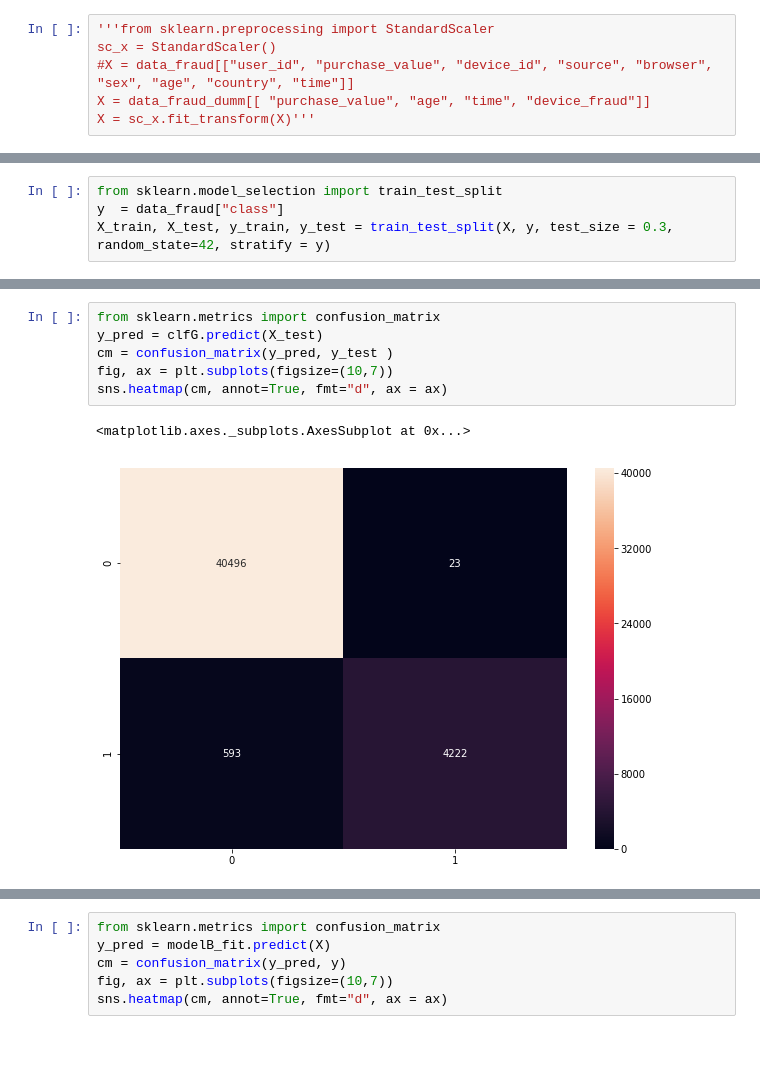
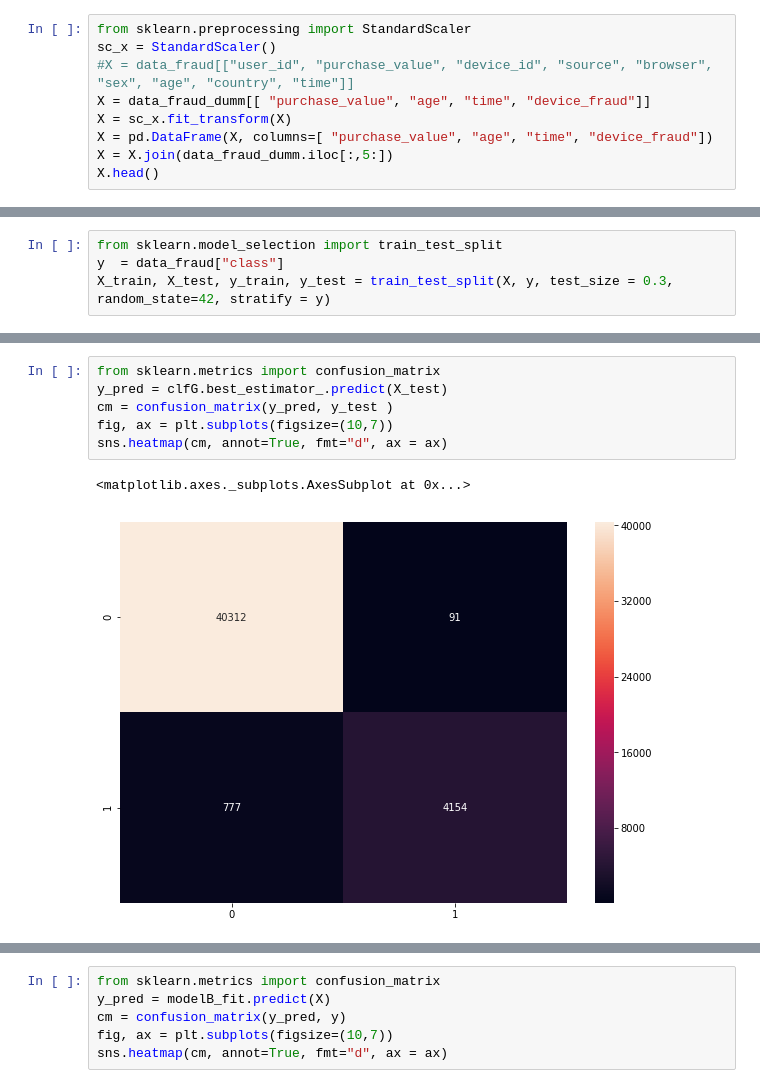
Before and after one commit to tbazzi/Data-Science---Fullstack-Bootcamp, a Jupyter notebook: S4_Projet_FraudulentActivity_V2.ipynb, the cells around one changed output, grey strips where cells are left out. Cells and saved outputs as stored; diff of their text form; blank space fills up the shorter version.

```diff
--- a/S4_Projet_FraudulentActivity_V2.ipynb
+++ b/S4_Projet_FraudulentActivity_V2.ipynb
@@ -202,6 +204,9 @@ data_fraud_dumm.head()
 # %%
-'''from sklearn.preprocessing import StandardScaler
+from sklearn.preprocessing import StandardScaler
 sc_x = StandardScaler()
 #X = data_fraud[["user_id", "purchase_value", "device_id", "source", "browser", "sex", "age", "country", "time"]]
 X = data_fraud_dumm[[ "purchase_value", "age", "time", "device_fraud"]]
-X = sc_x.fit_transform(X)'''
+X = sc_x.fit_transform(X)
+X = pd.DataFrame(X, columns=[ "purchase_value", "age", "time", "device_fraud"])
+X = X.join(data_fraud_dumm.iloc[:,5:])
+X.head()
@@ -237,10 +252,10 @@ print(clfG.best_params_)
 # %%
 from sklearn.metrics import confusion_matrix
-y_pred = clfG.predict(X_test)
+y_pred = clfG.best_estimator_.predict(X_test)
 cm = confusion_matrix(y_pred, y_test )
 fig, ax = plt.subplots(figsize=(10,7))
 sns.heatmap(cm, annot=True, fmt="d", ax = ax)
 # %% [output]
 <matplotlib.axes._subplots.AxesSubplot at 0x...>
-[figure, old version]
+[figure, new version]
 # %%
```
Also changed, not shown: parts of 17 cells of this notebook.
